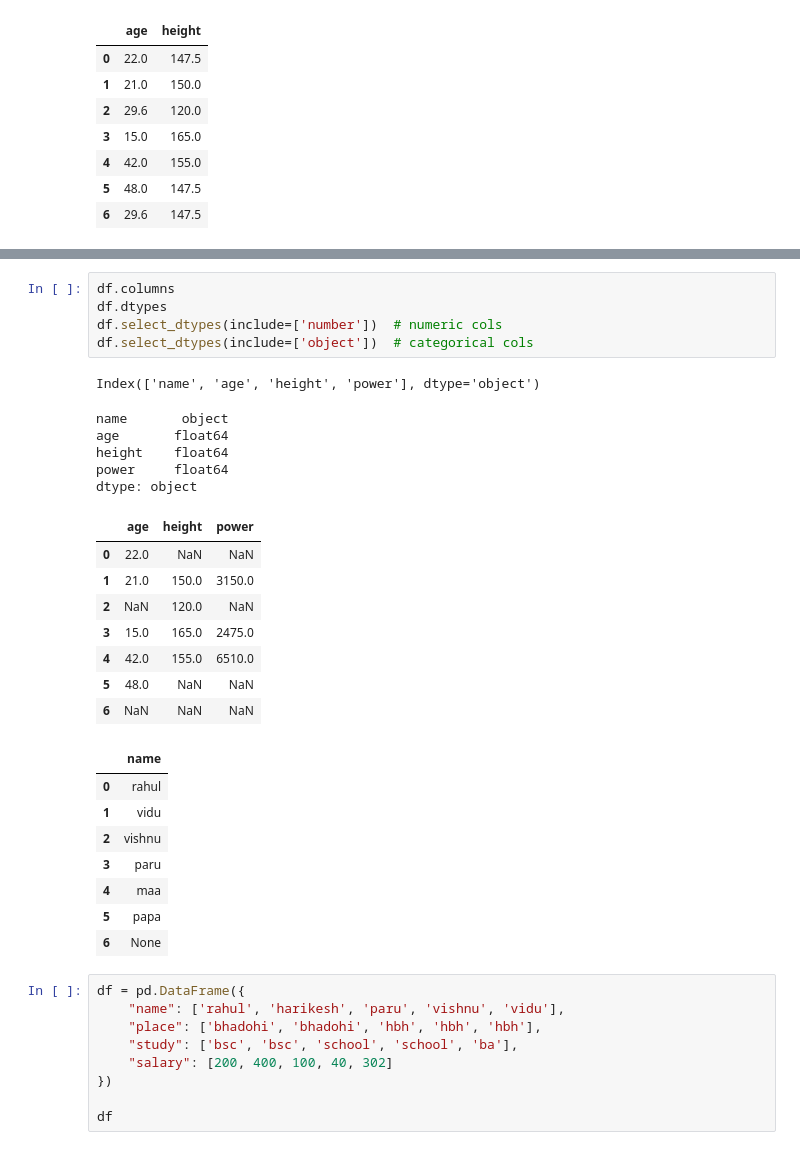
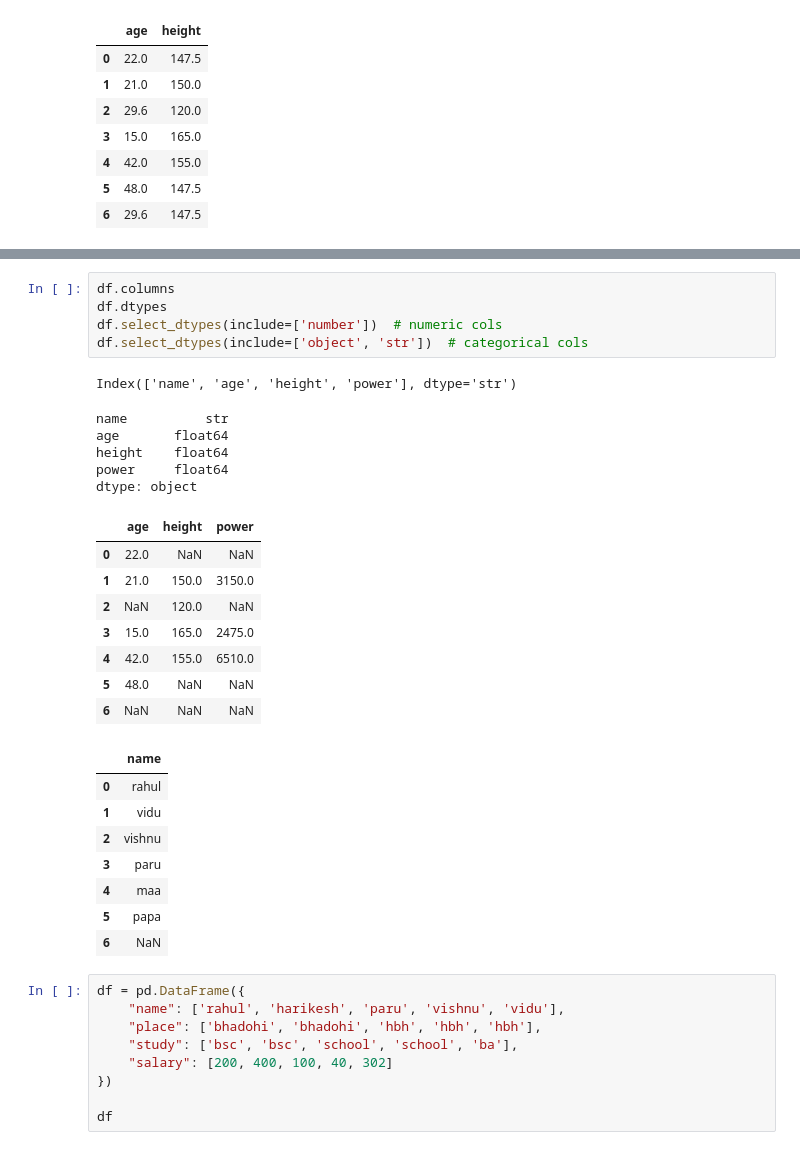
Before and after one commit to k26rahul/machine-learning-practice, a Jupyter notebook: week-0/pandas-practice.ipynb, the cells around one changed output, grey strips where cells are left out. Cells and saved outputs as stored; diff of their text form.

```diff
--- a/week-0/pandas-practice.ipynb
+++ b/week-0/pandas-practice.ipynb
@@ -442,31 +434,31 @@ df
 # %%
 df.columns
 df.dtypes
 df.select_dtypes(include=['number'])  # numeric cols
-df.select_dtypes(include=['object'])  # categorical cols
+df.select_dtypes(include=['object', 'str'])  # categorical cols
 # %% [output]
-Index(['name', 'age', 'height', 'power'], dtype='object')
+Index(['name', 'age', 'height', 'power'], dtype='str')
-name       object
+name          str
 age       float64
 height    float64
 power     float64
 dtype: object
 |  | age | height | power |
 | 0 | 22.0 | NaN | NaN |
 | 1 | 21.0 | 150.0 | 3150.0 |
 | 2 | NaN | 120.0 | NaN |
 | 3 | 15.0 | 165.0 | 2475.0 |
 | 4 | 42.0 | 155.0 | 6510.0 |
 | 5 | 48.0 | NaN | NaN |
 | 6 | NaN | NaN | NaN |
 |  | name |
 | 0 | rahul |
 | 1 | vidu |
 | 2 | vishnu |
 | 3 | paru |
 | 4 | maa |
 | 5 | papa |
-| 6 | None |
+| 6 | NaN |
 # %%
 df = pd.DataFrame({
     "name": ['rahul', 'harikesh', 'paru', 'vishnu', 'vidu'],
```
Also changed, not shown: parts of 15 cells of this notebook, 9 other files.
